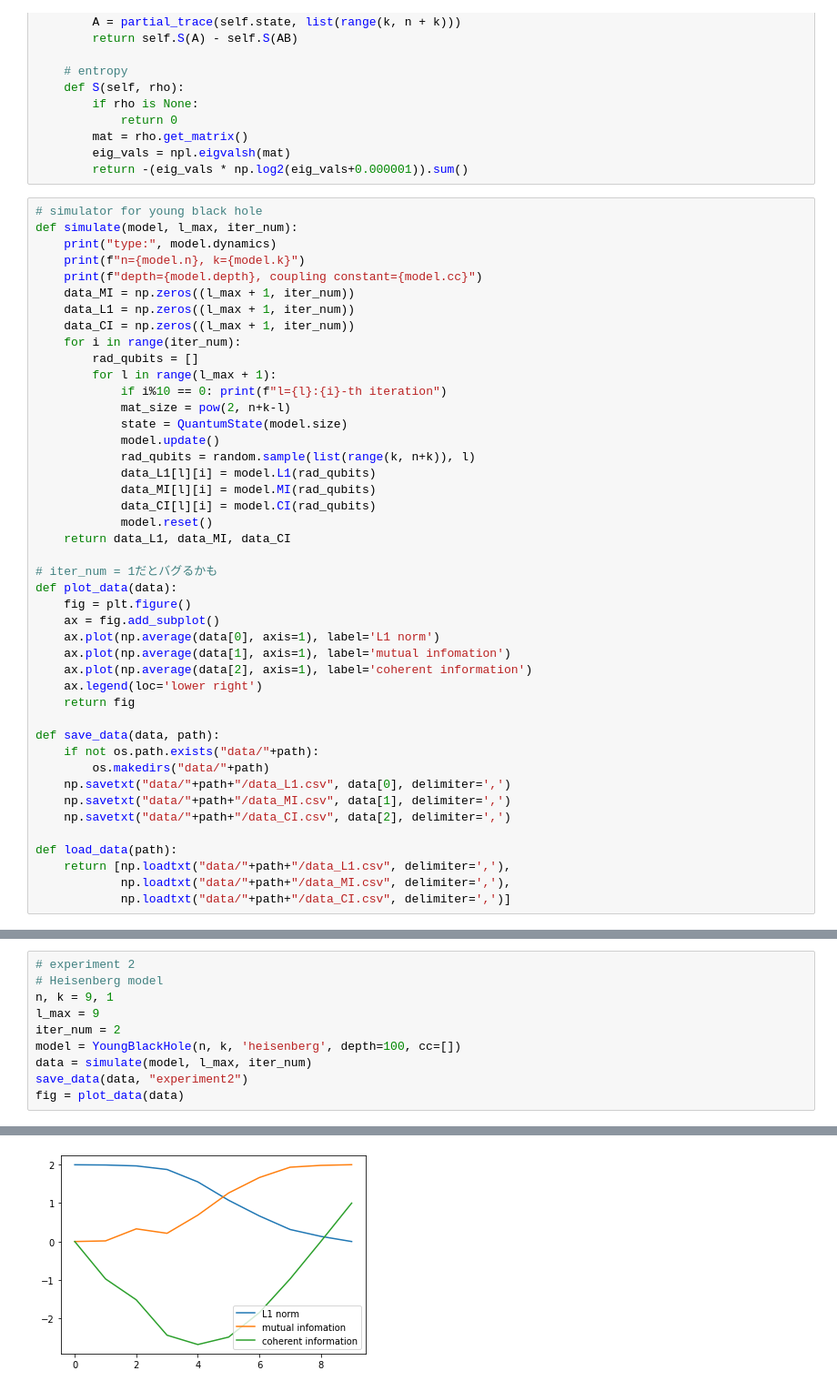
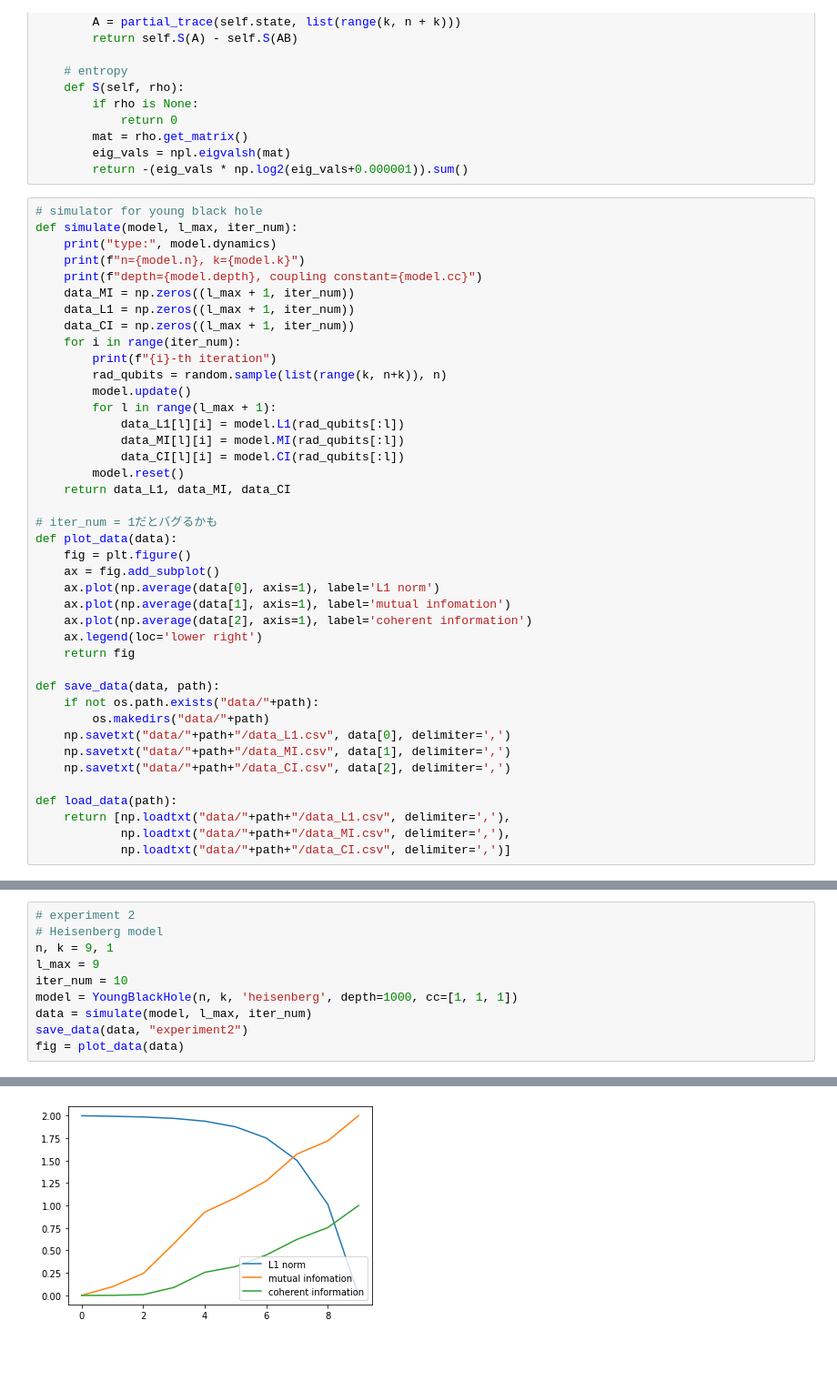
Before and after one commit to masayoshi64/physics-seminar-2021-poster, a Jupyter notebook: hayden_preskill_blackhole.ipynb, the cells around one changed output, grey strips where cells are left out. Shown at 91% size. Saved outputs shown, nothing was run; the diff lists cells and outputs as text; blank space fills up the shorter version.

```diff
--- a/hayden_preskill_blackhole.ipynb
+++ b/hayden_preskill_blackhole.ipynb
@@ -120,17 +123,14 @@ def simulate(model, l_max, iter_num):
     data_L1 = np.zeros((l_max + 1, iter_num))
     data_CI = np.zeros((l_max + 1, iter_num))
     for i in range(iter_num):
-        rad_qubits = []
+        print(f"{i}-th iteration")
+        rad_qubits = random.sample(list(range(k, n+k)), n)
+        model.update()
         for l in range(l_max + 1):
-            if i%10 == 0: print(f"l={l}:{i}-th iteration")
-            mat_size = pow(2, n+k-l)
-            state = QuantumState(model.size)
-            model.update()
-            rad_qubits = random.sample(list(range(k, n+k)), l)
-            data_L1[l][i] = model.L1(rad_qubits)
-            data_MI[l][i] = model.MI(rad_qubits)
-            data_CI[l][i] = model.CI(rad_qubits)
-            model.reset()
+            data_L1[l][i] = model.L1(rad_qubits[:l])
+            data_MI[l][i] = model.MI(rad_qubits[:l])
+            data_CI[l][i] = model.CI(rad_qubits[:l])
+        model.reset()
     return data_L1, data_MI, data_CI
 
 # iter_num = 1だとバグるかも
@@ -184,8 +175,8 @@ l=9:0-th iteration
 # Heisenberg model
 n, k = 9, 1
 l_max = 9
-iter_num = 2
-model = YoungBlackHole(n, k, 'heisenberg', depth=100, cc=[])
+iter_num = 10
+model = YoungBlackHole(n, k, 'heisenberg', depth=1000, cc=[1, 1, 1])
 data = simulate(model, l_max, iter_num)
 save_data(data, "experiment2")
 fig = plot_data(data)
@@ -206 +197 @@ l=9:0-th iteration
-[figure, old version]
+[figure, new version]
```
Also changed, not shown: parts of 3 cells of this notebook, 6 other files.
